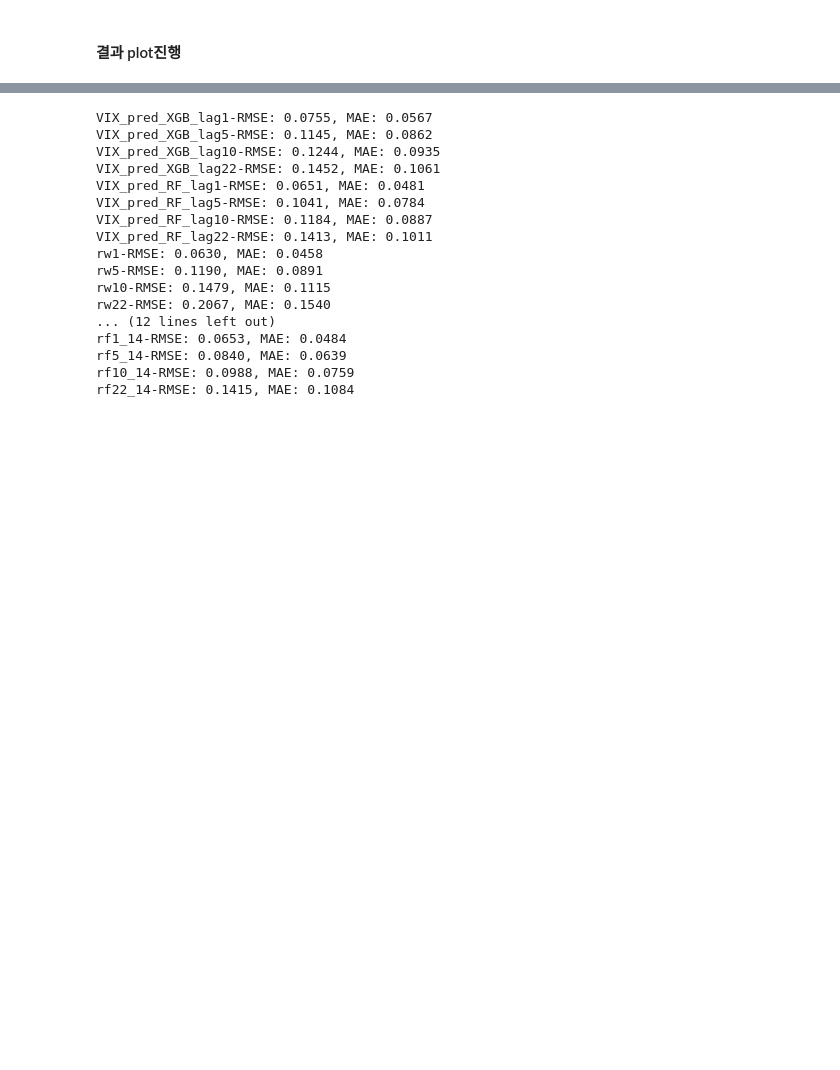
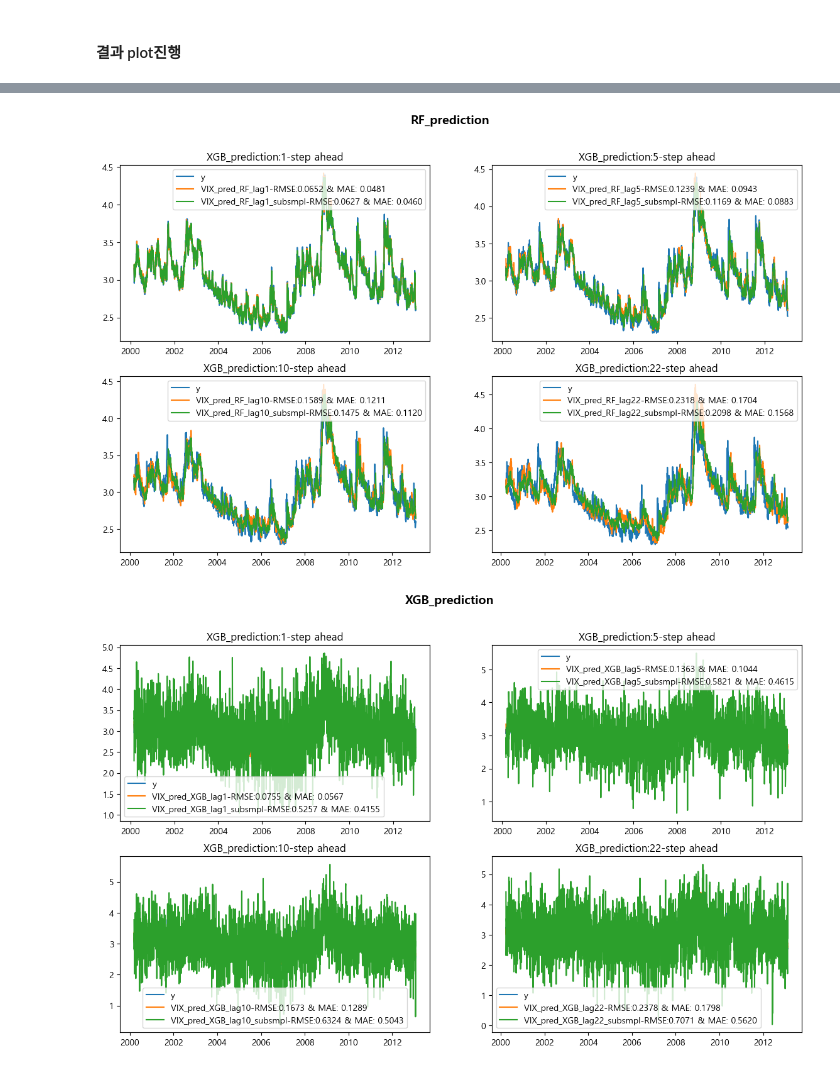
Before and after one commit to Inundata/forecasting-vix, a Jupyter notebook: py-codes/result.ipynb, the cells around one changed output, grey strips where cells are left out. Cells and saved outputs as stored; diff of their text form; code cells hidden in the pictures; blank space fills up the shorter version.

```diff
--- a/py-codes/result.ipynb
+++ b/py-codes/result.ipynb
@@ -95,16 +100,0 @@ plt.show()
-# %%
-r_result = pd.read_excel("../NewResults.xlsx")
-r_result.set_index(py_result["RF_prediction"].index, inplace = True)
-
-for idx, pred_type in enumerate(py_result.keys()):
-
-    tmp = py_result[pred_type].copy()
-
-    if idx == 0:
-        true_y = tmp[["lnVIX"]].copy()
-
-    tmp.drop(columns = "lnVIX", inplace = True)
-
-
-    for col in tmp.columns[::-1]:
-        r_result.insert(0, col, tmp[col])
@@ -113,24 +101,37 @@ r_result.insert(0, "lnVIX", true_y)
-# %%
-fin_result = r_result.copy()
-# %%
-for col in fin_result.columns[1:]:
-
-    print(f'{col}-RMSE: {mean_squared_error(fin_result["lnVIX"], fin_result[col], squared = False):.4f}, MAE: {mean_absolute_error(fin_result["lnVIX"], fin_result[col]):.4f}')
-# %% [output]
-VIX_pred_XGB_lag1-RMSE: 0.0755, MAE: 0.0567
-VIX_pred_XGB_lag5-RMSE: 0.1145, MAE: 0.0862
-VIX_pred_XGB_lag10-RMSE: 0.1244, MAE: 0.0935
-VIX_pred_XGB_lag22-RMSE: 0.1452, MAE: 0.1061
-VIX_pred_RF_lag1-RMSE: 0.0651, MAE: 0.0481
-VIX_pred_RF_lag5-RMSE: 0.1041, MAE: 0.0784
-VIX_pred_RF_lag10-RMSE: 0.1184, MAE: 0.0887
-VIX_pred_RF_lag22-RMSE: 0.1413, MAE: 0.1011
-rw1-RMSE: 0.0630, MAE: 0.0458
-rw5-RMSE: 0.1190, MAE: 0.0891
-rw10-RMSE: 0.1479, MAE: 0.1115
-rw22-RMSE: 0.2067, MAE: 0.1540
-... (12 lines left out)
-rf1_14-RMSE: 0.0653, MAE: 0.0484
-rf5_14-RMSE: 0.0840, MAE: 0.0639
-rf10_14-RMSE: 0.0988, MAE: 0.0759
-rf22_14-RMSE: 0.1415, MAE: 0.1084
+# %%
+rows, cols = 2, 2
+
+for pred_type in ["RF_prediction", "XGB_prediction"]:
+
+    f, ax = plt.subplots(rows, cols, figsize = (14, 8))
+
+    plt.suptitle(f"{pred_type}", weight = "bold", fontsize = 14)
+
+    row_idx, col_idx = 0, 0
+    for h in forecast_horizon:
+        df = fin_result[pred_type][h]
+
+        rmse = mean_squared_error(df.iloc[:, 0], df.iloc[:, 1], squared = False)
+        mae = mean_absolute_error(df.iloc[:, 0], df.iloc[:, 1])
+
+        rmse_subsmpl = mean_squared_error(df.iloc[:, 0], df.iloc[:, 2], squared = False)
+        mae_subsmpl = mean_absolute_error(df.iloc[:, 0], df.iloc[:, 2])
+
+
+        label = ["y"]
+
+        label.append(f'{df.columns[1]}-RMSE:{rmse:.4f} & MAE: {mae:.4f}')
+        label.append(f'{df.columns[2]}-RMSE:{rmse_subsmpl:.4f} & MAE: {mae_subsmpl:.4f}')
+
+        ax[row_idx, col_idx].plot(df)
+        ax[row_idx, col_idx].set_title(f"XGB_prediction:{h}-step ahead")
+        ax[row_idx, col_idx].legend(label, loc = "best")
+
+        col_idx +=1
+
+        if (col_idx // cols):
+            row_idx += 1
+            col_idx = 0
+# %% [output]
+[figure, added]
+[figure, added]
```
Also changed, not shown: parts of 13 cells of this notebook, 4 other files.
